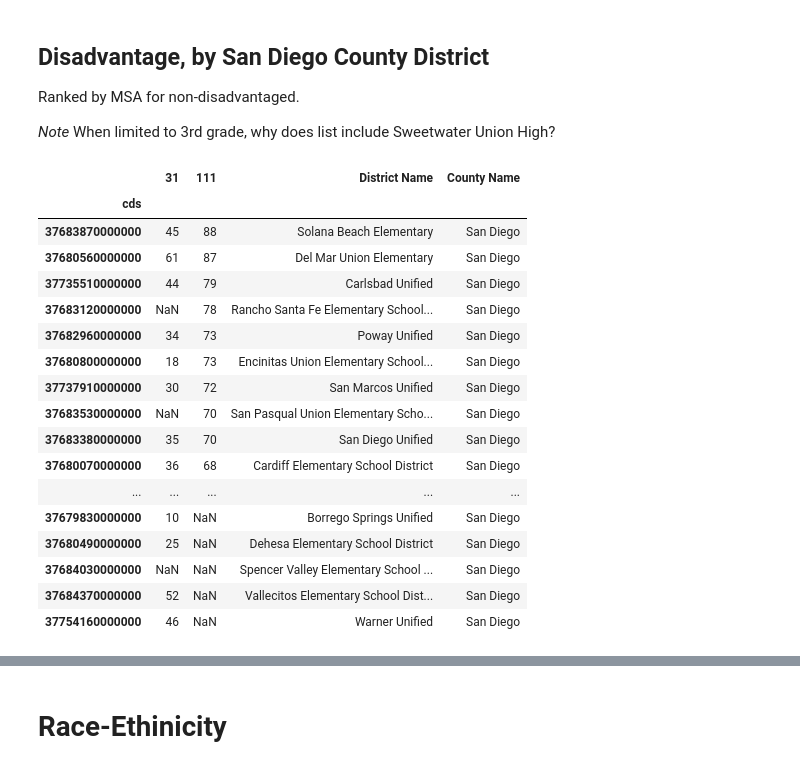
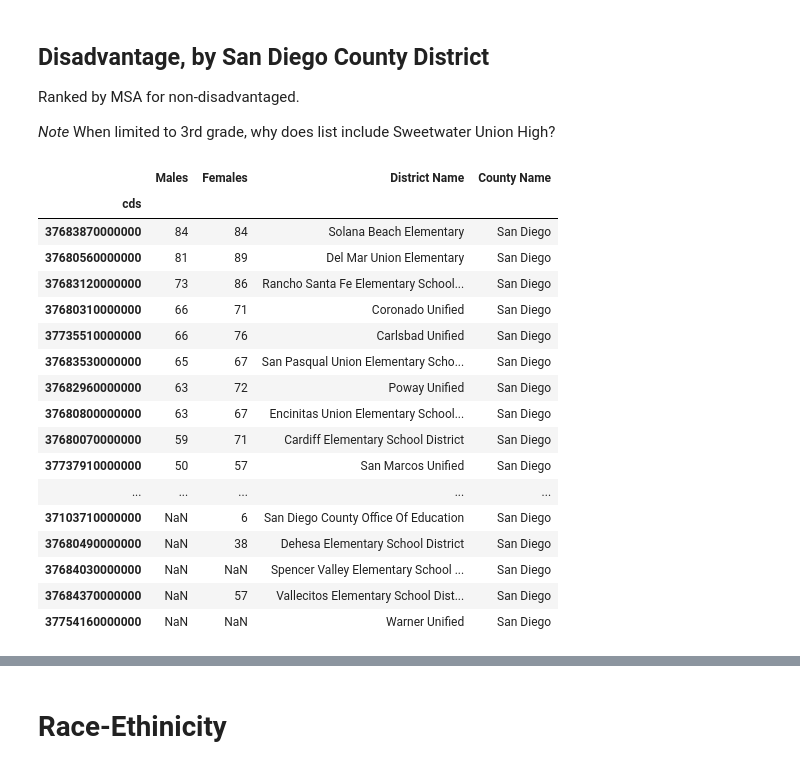
Before and after one commit to sandiegodata-projects/333-CAASPP, a Jupyter notebook: eric/Districts.ipynb, the cells around one changed output, grey strips where cells are left out. Saved outputs shown, nothing was run; the diff lists cells and outputs as text; code cells hidden in the pictures.

```diff
--- a/eric/Districts.ipynb
+++ b/eric/Districts.ipynb
@@ -91,26 +133,24 @@ county_p[[31,111]].describe().T
 Ranked by MSA for non-disadvantaged.
 
 *Note* When limited to 3rd grade, why does list include Sweetwater Union High?
-# %%
-ed = district[district.subgroup.isin((31,111)) & (district.county == 37)]
-pd.pivot_table(ed[district.pct_msa != 0],index='cds', columns='subgroup', values='pct_msa')\
-.join(district_names,how='left', rsuffix='_r').sort(111, ascending=False)
-# %% [output]
-|  | 31 | 111 | District Name | County Name |
-| cds |  |  |  |  |
-| 37683870000000 | 45 | 88 | Solana Beach Elementary | San Diego |
-| 37680560000000 | 61 | 87 | Del Mar Union Elementary | San Diego |
-| 37735510000000 | 44 | 79 | Carlsbad Unified | San Diego |
-| 37683120000000 | NaN | 78 | Rancho Santa Fe Elementary School... | San Diego |
-| 37682960000000 | 34 | 73 | Poway Unified | San Diego |
-| 37680800000000 | 18 | 73 | Encinitas Union Elementary School... | San Diego |
-| 37737910000000 | 30 | 72 | San Marcos Unified | San Diego |
-| 37683530000000 | NaN | 70 | San Pasqual Union Elementary Scho... | San Diego |
-| 37683380000000 | 35 | 70 | San Diego Unified | San Diego |
-| 37680070000000 | 36 | 68 | Cardiff Elementary School District | San Diego |
-| ... | ... | ... | ... | ... |
-| 37679830000000 | 10 | NaN | Borrego Springs Unified | San Diego |
-| 37680490000000 | 25 | NaN | Dehesa Elementary School District | San Diego |
-| 37684030000000 | NaN | NaN | Spencer Valley Elementary School ... | San Diego |
-| 37684370000000 | 52 | NaN | Vallecitos Elementary School Dist... | San Diego |
-| 37754160000000 | 46 | NaN | Warner Unified | San Diego |
+# %%
+district_subgroups(3, (3,4))
+# %% [output]
+|  | Males | Females | District Name | County Name |
+| cds |  |  |  |  |
+| 37683870000000 | 84 | 84 | Solana Beach Elementary | San Diego |
+| 37680560000000 | 81 | 89 | Del Mar Union Elementary | San Diego |
+| 37683120000000 | 73 | 86 | Rancho Santa Fe Elementary School... | San Diego |
+| 37680310000000 | 66 | 71 | Coronado Unified | San Diego |
+| 37735510000000 | 66 | 76 | Carlsbad Unified | San Diego |
+| 37683530000000 | 65 | 67 | San Pasqual Union Elementary Scho... | San Diego |
+| 37682960000000 | 63 | 72 | Poway Unified | San Diego |
+| 37680800000000 | 63 | 67 | Encinitas Union Elementary School... | San Diego |
+| 37680070000000 | 59 | 71 | Cardiff Elementary School District | San Diego |
+| 37737910000000 | 50 | 57 | San Marcos Unified | San Diego |
+| ... | ... | ... | ... | ... |
+| 37103710000000 | NaN | 6 | San Diego County Office Of Education | San Diego |
+| 37680490000000 | NaN | 38 | Dehesa Elementary School District | San Diego |
+| 37684030000000 | NaN | NaN | Spencer Valley Elementary School ... | San Diego |
+| 37684370000000 | NaN | 57 | Vallecitos Elementary School Dist... | San Diego |
+| 37754160000000 | NaN | NaN | Warner Unified | San Diego |
```
Also changed, not shown: parts of 5 cells of this notebook.
